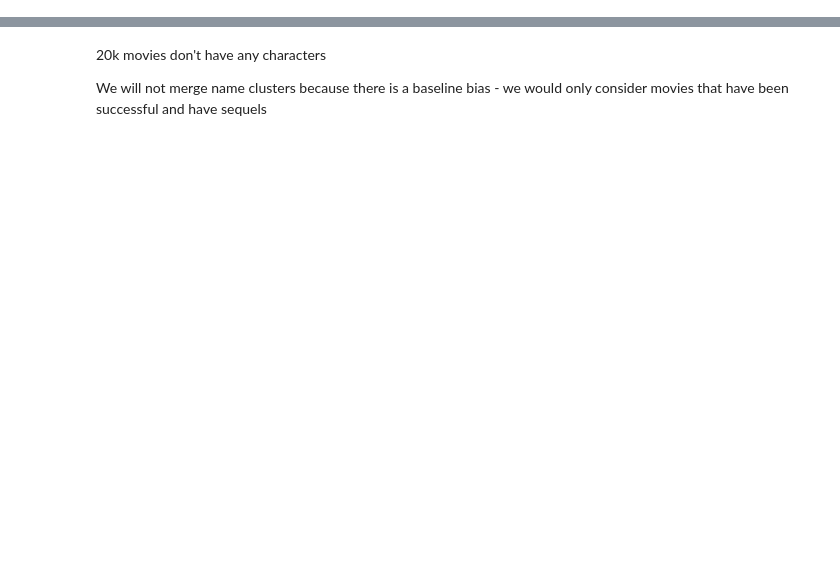
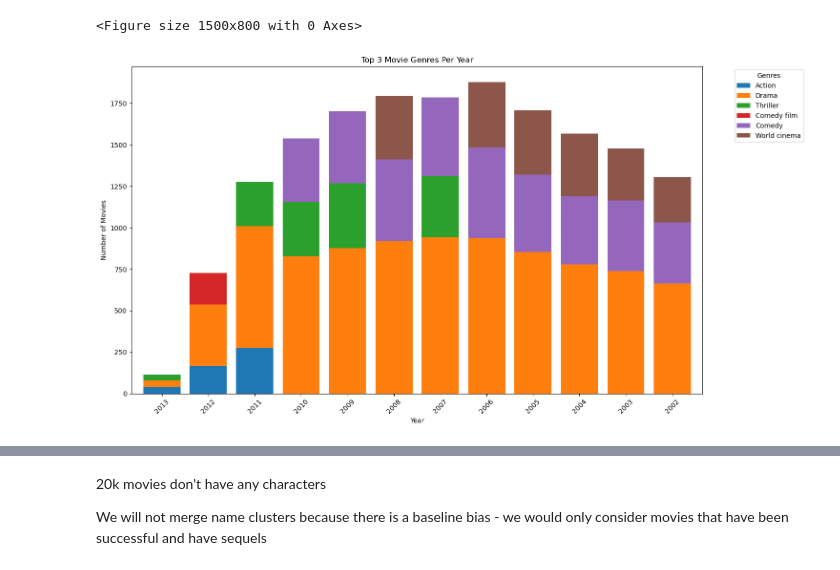
Before and after one commit to epfl-ada/ada-2024-project-insightmasters24, a Jupyter notebook: src/data/test.ipynb, the cells around one changed output, grey strips where cells are left out. Drawn from its saved outputs; the diff is of its cells as text; code cells hidden in the pictures; blank space fills up the shorter version.

```diff
--- a/src/data/test.ipynb
+++ b/src/data/test.ipynb
@@ -1,15 +1,17 @@
 # %%
 import json
-
 import pandas as pd
+import matplotlib.pyplot as plt
+import requests
 
 character_metadata_path = "../../data/character.metadata.tsv"
 movie_metadata_path = "../../data/movie.metadata.tsv"
 name_cluster_path = "../../data/name.clusters.tsv"
 plot_summaries_path = "../../data/plot_summaries.tsv"
 tvtropes_path = "../../data/tvtropes.clusters.tsv"
+fb_to_wiki_path = "../../data/fb_wiki_mapping.tsv"
 
-
+# read data
 characterMetadata = pd.read_csv(character_metadata_path, sep="\t")
 movieMetadata = pd.read_csv(movie_metadata_path, sep="\t")
 nameCluster = pd.read_csv(
@@ -21,7 +23,10 @@ plotSummaries = pd.read_csv(
     plot_summaries_path, sep="\t", names=["Wikipedia movie ID", "plot"]
 )
 tvtropes = pd.read_csv(tvtropes_path, sep="\t", names=["trope", "details"])
+
 tvtropes = pd.concat(
     [tvtropes["trope"], tvtropes["details"].apply(json.loads).apply(pd.Series)], axis=1
 )
 tvtropes = tvtropes.rename(columns={"id": "Freebase character/actor map ID"})
+
+fb_to_wiki = pd.read_csv(fb_to_wiki_path, sep="\t")
@@ -84,0 +191,38 @@ movies = pd.merge(movies, plotSummaries, on="Wikipedia movie ID", how="inner")
+# %%
+movies['Movie release date'] = pd.to_numeric(movies['Movie release date'], errors='coerce')
+
+# Extract the last 10 years of data
+recent_years = movies['Movie release date'].dropna().astype(int).sort_values(ascending=False).unique()[3:15]
+
+top_genres_per_year = pd.DataFrame()
+
+for year in recent_years:
+    # Filter movies released in the current year
+    movies_in_year = movies[movies['Movie release date'] == year]
+
+    # Count the genres for movies in this year
+    genre_counts = movies_in_year['Movie genres'].str.split(', ').explode().value_counts()
+
+    # Get the top 3 genres and their counts
+    top_genres = genre_counts.head(3)
+
+    # Add the data to the DataFrame
+    top_genres_per_year = pd.concat([top_genres_per_year, pd.DataFrame({year: top_genres})], axis=1)
+
+# Transpose and clean up the DataFrame for plotting
+top_genres_per_year = top_genres_per_year.T.fillna(0)
+
+# Plotting the top 3 genres per year for the last 10 years
+plt.figure(figsize=(15, 8))
+top_genres_per_year.plot(kind='bar', stacked=True, figsize=(15, 8), width=0.8)
+
+plt.title('Top 3 Movie Genres Per Year')
+plt.xlabel('Year')
+plt.ylabel('Number of Movies')
+plt.xticks(rotation=45)
+plt.legend(title='Genres', bbox_to_anchor=(1.05, 1), loc='upper left')
+plt.tight_layout()
+plt.show()
+# %% [output]
+<Figure size 1500x800 with 0 Axes>
+[figure, added]
```
Also changed, not shown: parts of 16 cells of this notebook, 2 other files.
